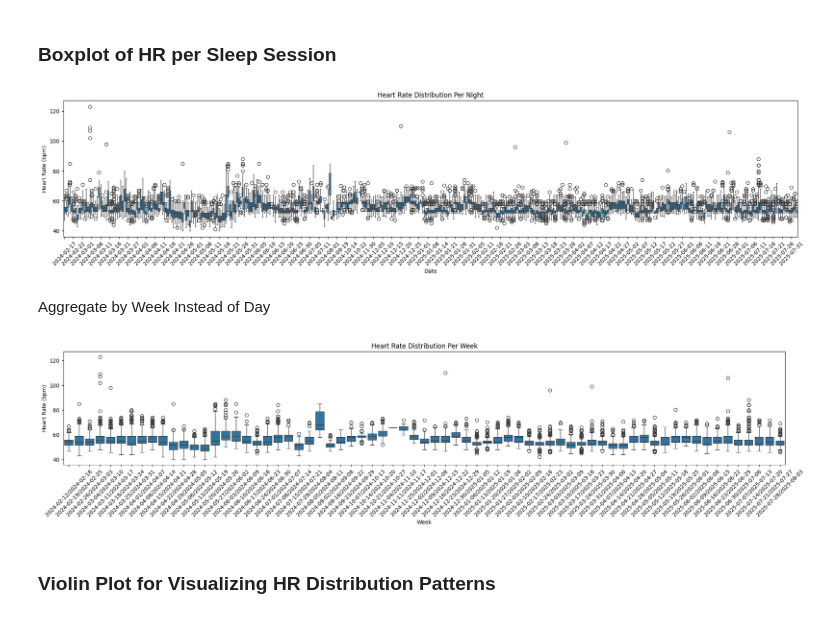
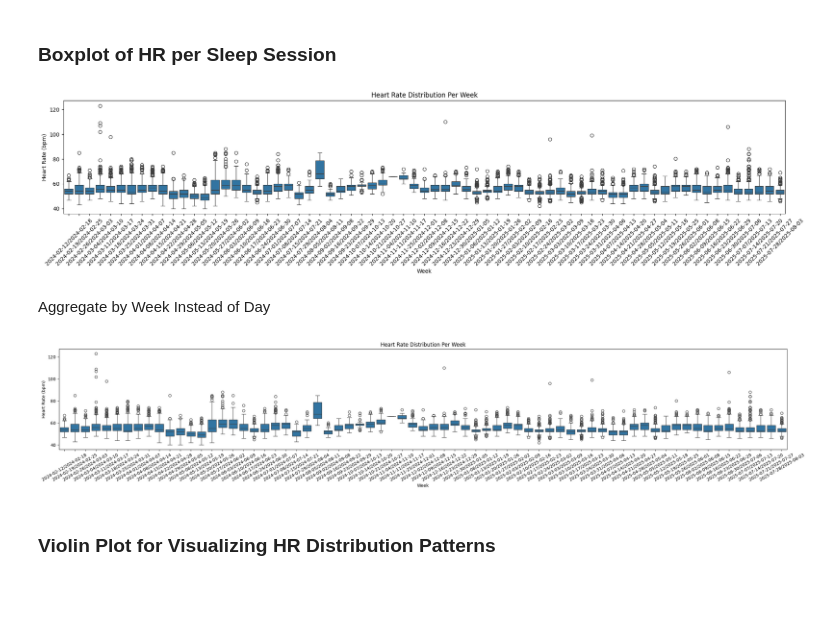
Before and after one commit to Abigail6on/Apple-Health-Sleep-Analysis, a Jupyter notebook: apple_health_hr_activity_sleep_.ipynb, the cells around one changed output. Cells and saved outputs as stored; diff of their text form; code cells hidden in the pictures; blank space fills up the shorter version.

```diff
--- a/apple_health_hr_activity_sleep_.ipynb
+++ b/apple_health_hr_activity_sleep_.ipynb
@@ -241,38 +205,35 @@ plt.show()
 # %% [markdown]
 ### Boxplot of HR per Sleep Session
 # %%
-sleep_hr_df['sleep_date'] = sleep_hr_df['sleep_start'].dt.date
+# Aggregate by Week Instead of Day
+sleep_hr_df['sleep_week'] = sleep_hr_df['sleep_start'].dt.to_period('W').astype(str)
 
 plt.figure(figsize=(20, 5))
-sns.boxplot(x='sleep_date', y='heart_rate', data=sleep_hr_df)
+sns.boxplot(x='sleep_week', y='heart_rate', data=sleep_hr_df)
 
-# Limit the number of x-ticks for readability
-ax = plt.gca()
-ax.set_xticks(ax.get_xticks()[::5])  # Show every 5th tick
 plt.xticks(rotation=45)
-
-plt.title('Heart Rate Distribution Per Night')
-plt.xlabel('Date')
+plt.title('Heart Rate Distribution Per Week')
+plt.xlabel('Week')
 plt.ylabel('Heart Rate (bpm)')
 plt.tight_layout()
 plt.show()
 # %% [output]
-[figure, old version]
+[figure, new version]
 # %% [markdown]
 Aggregate by Week Instead of Day
 # %%
 sleep_hr_df['sleep_week'] = sleep_hr_df['sleep_start'].dt.to_period('W').astype(str)
 
-plt.figure(figsize=(20, 5))
+plt.figure(figsize=(25, 5))
 sns.boxplot(x='sleep_week', y='heart_rate', data=sleep_hr_df)
 
-plt.xticks(rotation=45)
+plt.xticks(rotation=30)
 plt.title('Heart Rate Distribution Per Week')
 plt.xlabel('Week')
 plt.ylabel('Heart Rate (bpm)')
 plt.tight_layout()
 plt.show()
 # %% [output]
-[figure, old version]
+[figure, new version]
 # %% [markdown]
 ### Violin Plot for Visualizing HR Distribution Patterns
```
Also changed, not shown: parts of 22 cells of this notebook.
